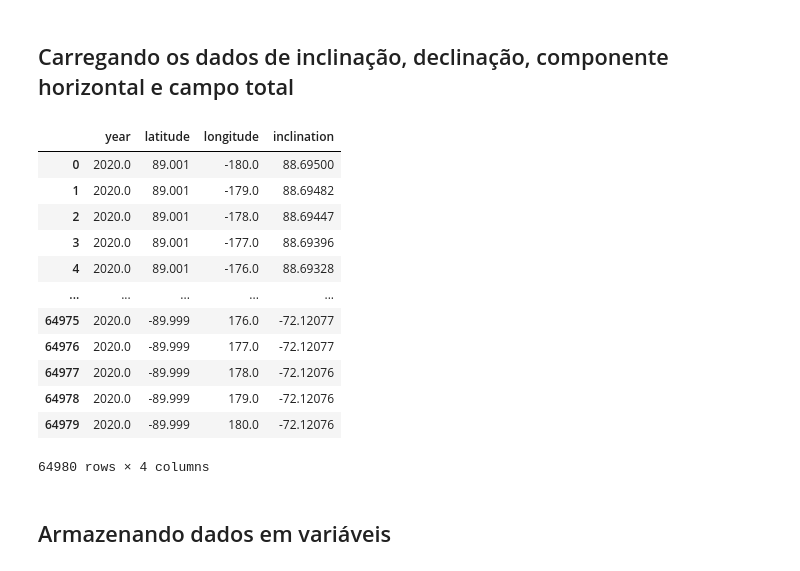
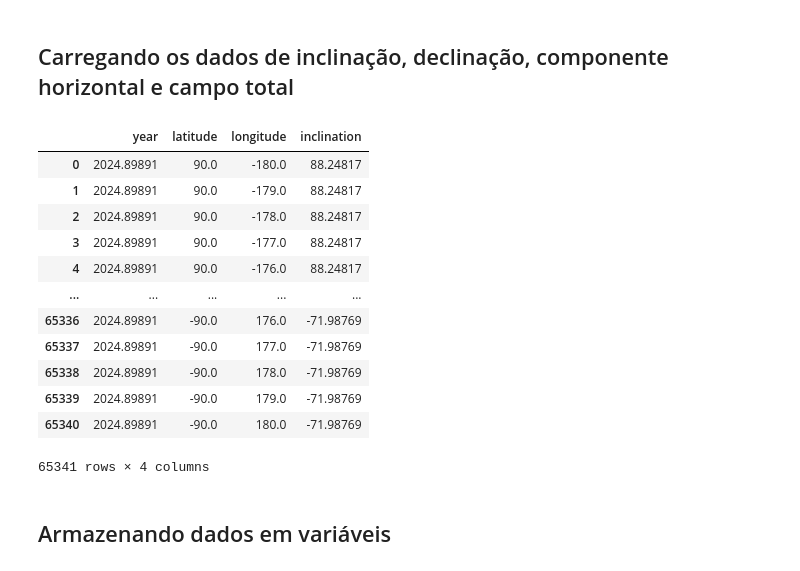
Before and after one commit to andrelreis/geofisica1, a Jupyter notebook: code/6. igrf/IGRF_13.ipynb, the cells around one changed output. Saved outputs shown, nothing was run; the diff lists cells and outputs as text; code cells hidden in the pictures.

```diff
--- a/code/6. igrf/IGRF_13.ipynb
+++ b/code/6. igrf/IGRF_13.ipynb
@@ -17,19 +17,19 @@ inc = data = pd.read_csv(fname_inc,usecols=(0,1,2,4),names=names,skipinitialspac
-# %%
-inc
-# %% [output]
-|  | year | latitude | longitude | inclination |
-| 0 | 2020.0 | 89.001 | -180.0 | 88.69500 |
-| 1 | 2020.0 | 89.001 | -179.0 | 88.69482 |
-| 2 | 2020.0 | 89.001 | -178.0 | 88.69447 |
-| 3 | 2020.0 | 89.001 | -177.0 | 88.69396 |
-| 4 | 2020.0 | 89.001 | -176.0 | 88.69328 |
-| ... | ... | ... | ... | ... |
-| 64975 | 2020.0 | -89.999 | 176.0 | -72.12077 |
-| 64976 | 2020.0 | -89.999 | 177.0 | -72.12077 |
-| 64977 | 2020.0 | -89.999 | 178.0 | -72.12076 |
-| 64978 | 2020.0 | -89.999 | 179.0 | -72.12076 |
-| 64979 | 2020.0 | -89.999 | 180.0 | -72.12076 |
-64980 rows × 4 columns
+# %%
+inclination_data
+# %% [output]
+|  | year | latitude | longitude | inclination |
+| 0 | 2024.89891 | 90.0 | -180.0 | 88.24817 |
+| 1 | 2024.89891 | 90.0 | -179.0 | 88.24817 |
+| 2 | 2024.89891 | 90.0 | -178.0 | 88.24817 |
+| 3 | 2024.89891 | 90.0 | -177.0 | 88.24817 |
+| 4 | 2024.89891 | 90.0 | -176.0 | 88.24817 |
+| ... | ... | ... | ... | ... |
+| 65336 | 2024.89891 | -90.0 | 176.0 | -71.98769 |
+| 65337 | 2024.89891 | -90.0 | 177.0 | -71.98769 |
+| 65338 | 2024.89891 | -90.0 | 178.0 | -71.98769 |
+| 65339 | 2024.89891 | -90.0 | 179.0 | -71.98769 |
+| 65340 | 2024.89891 | -90.0 | 180.0 | -71.98769 |
+65341 rows × 4 columns
 # %% [markdown]
 ## Armazenando dados em variáveis
 # %%
```
Also changed, not shown: parts of 8 cells of this notebook, 3 other files.
